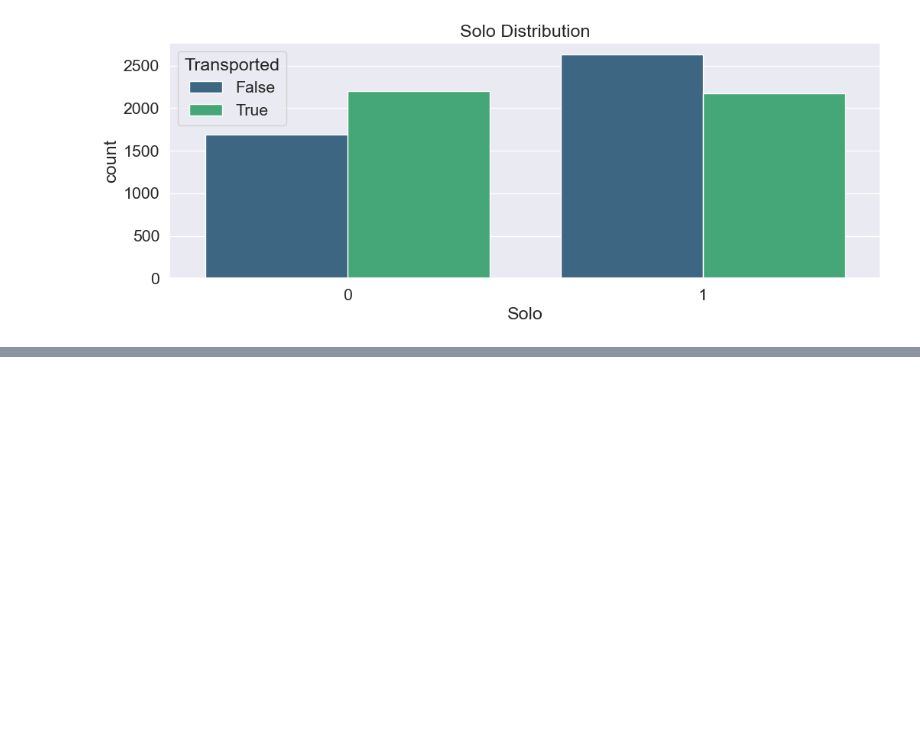
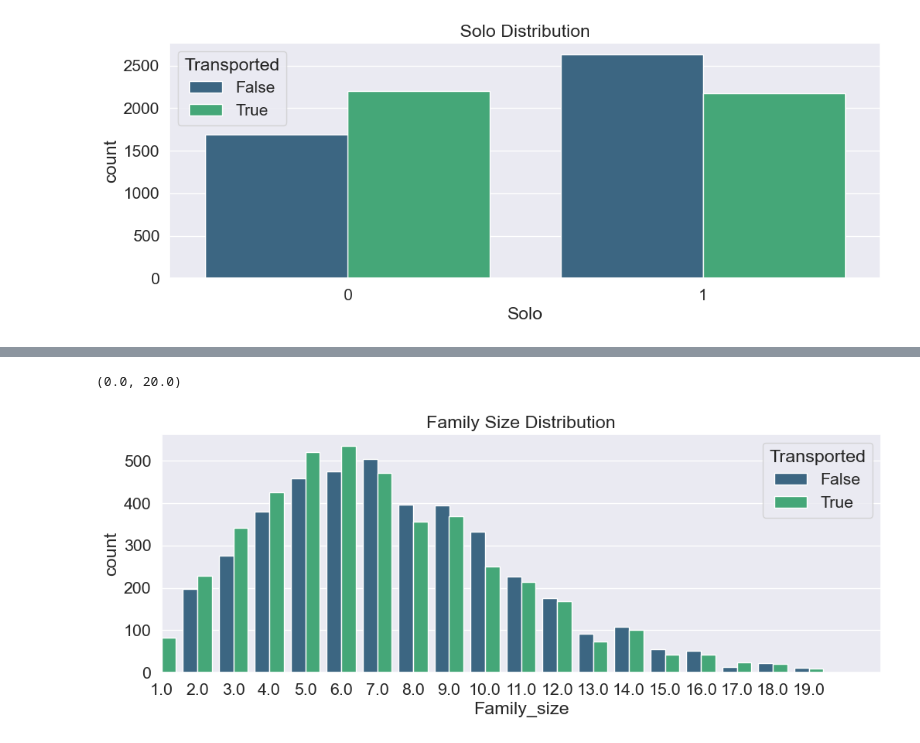
Before and after one commit to Bastaxeloux/generalml, a Jupyter notebook: spaceship titanic/notebook.ipynb, the cells around one changed output, grey strips where cells are left out. Drawn from its saved outputs; the diff is of its cells as text; code cells hidden in the pictures; blank space fills up the shorter version.

```diff
--- a/spaceship titanic/notebook.ipynb
+++ b/spaceship titanic/notebook.ipynb
@@ -381,0 +382,21 @@ train.drop('Cabin_region_plot', axis=1, inplace=True)
+# %%
+train['Name'].fillna('Unknown', inplace=True)
+test['Name'].fillna('Unknown', inplace=True)
+
+train['Surname'] = train['Name'].str.split().str[-1]
+test['Surname'] = test['Name'].str.split().str[-1]
+
+train['Family_size'] = train['Surname'].map(lambda x : pd.concat([train['Surname'], test['Surname']]).value_counts()[x])
+test['Family_size'] = test['Surname'].map(lambda x : pd.concat([train['Surname'], test['Surname']]).value_counts()[x])
+
+train.loc[train['Surname'] == 'Unknown', 'Surname'] = np.NaN
+train.loc[train['Family_size']>100, 'Family_size'] = np.NaN
+test.loc[test['Surname'] == 'Unknown', 'Surname'] = np.NaN
+test.loc[test['Family_size']>100, 'Family_size'] = np.NaN
+
+plt.figure(figsize=(12,4))
+sns.countplot(data=train, x='Family_size', hue='Transported', palette='viridis').set_title('Family Size Distribution')
+plt.xlim([0, 20])
+# %% [output]
+(0.0, 20.0)
+[figure, added]
```
Also changed, not shown: parts of 43 cells of this notebook.
